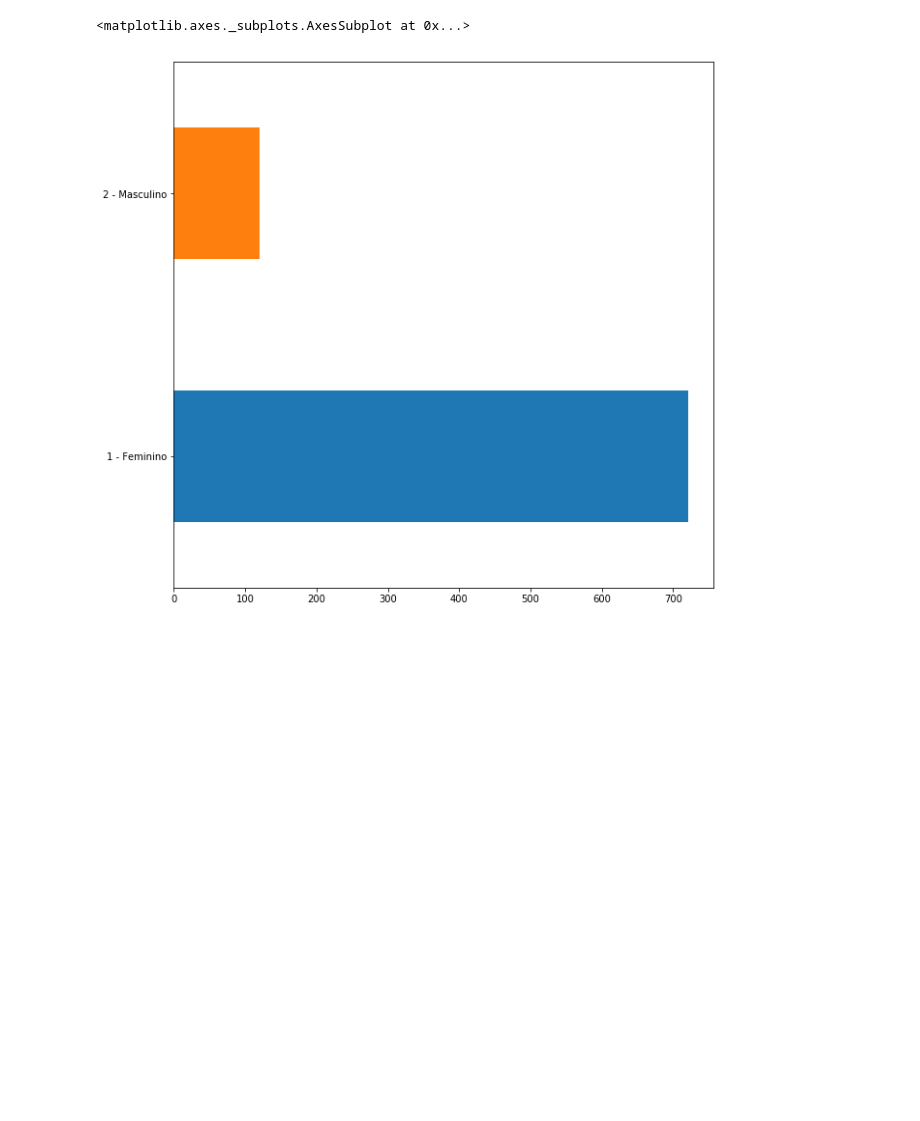
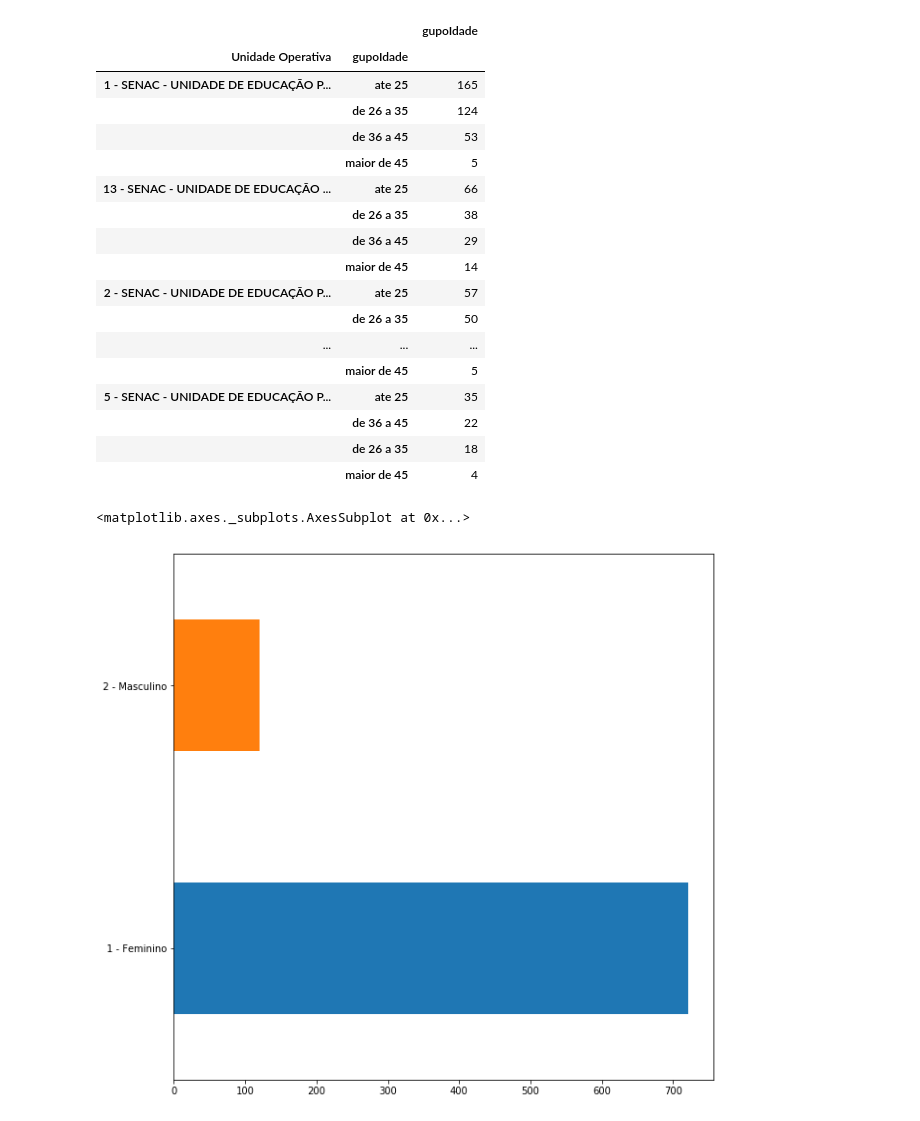
Before and after one commit to MarcoAurello/Estudo-DataSets, a Jupyter notebook: saude caruaru.ipynb, the cells around one changed output. Cells and saved outputs as stored; diff of their text form; code cells hidden in the pictures; blank space fills up the shorter version.

```diff
--- a/saude caruaru.ipynb
+++ b/saude caruaru.ipynb
@@ -17,3 +57,28 @@ ds.head()
+# %%
+a= ds.groupby(['Unidade Operativa'])['gupoIdade'].value_counts()
+# %%
+df = pd.DataFrame(a)
+# %%
+df
+# %% [output]
+|  |  | gupoIdade |
+| Unidade Operativa | gupoIdade |  |
+| 1 - SENAC - UNIDADE DE EDUCAÇÃO P... | ate 25 | 165 |
+|  | de 26 a 35 | 124 |
+|  | de 36 a 45 | 53 |
+|  | maior de 45 | 5 |
+| 13 - SENAC - UNIDADE DE EDUCAÇÃO ... | ate 25 | 66 |
+|  | de 26 a 35 | 38 |
+|  | de 36 a 45 | 29 |
+|  | maior de 45 | 14 |
+| 2 - SENAC - UNIDADE DE EDUCAÇÃO P... | ate 25 | 57 |
+|  | de 26 a 35 | 50 |
+| ... | ... | ... |
+|  | maior de 45 | 5 |
+| 5 - SENAC - UNIDADE DE EDUCAÇÃO P... | ate 25 | 35 |
+|  | de 36 a 45 | 22 |
+|  | de 26 a 35 | 18 |
+|  | maior de 45 | 4 |
 # %%
 plt.rcParams["figure.figsize"] = (10,10)
 plt.rcParams['legend.fontsize'] = 2
```
Also changed, not shown: parts of 4 cells of this notebook.
